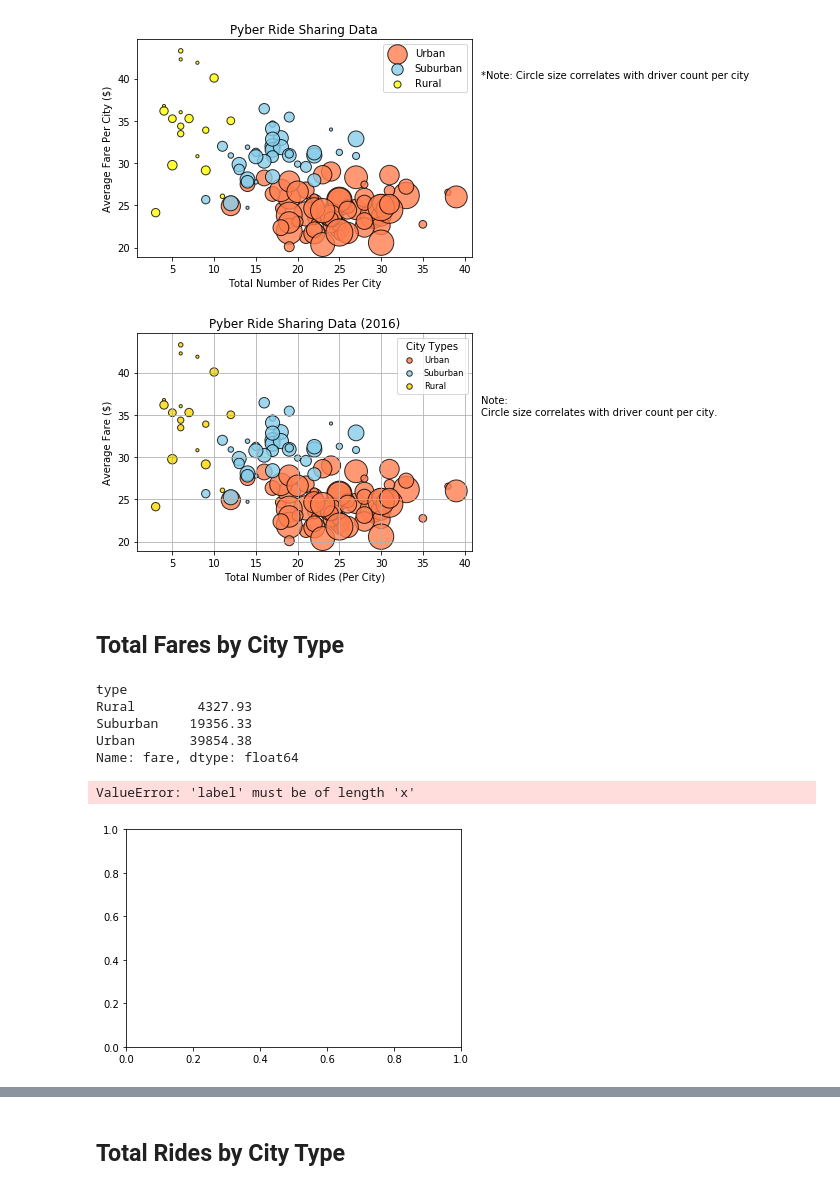
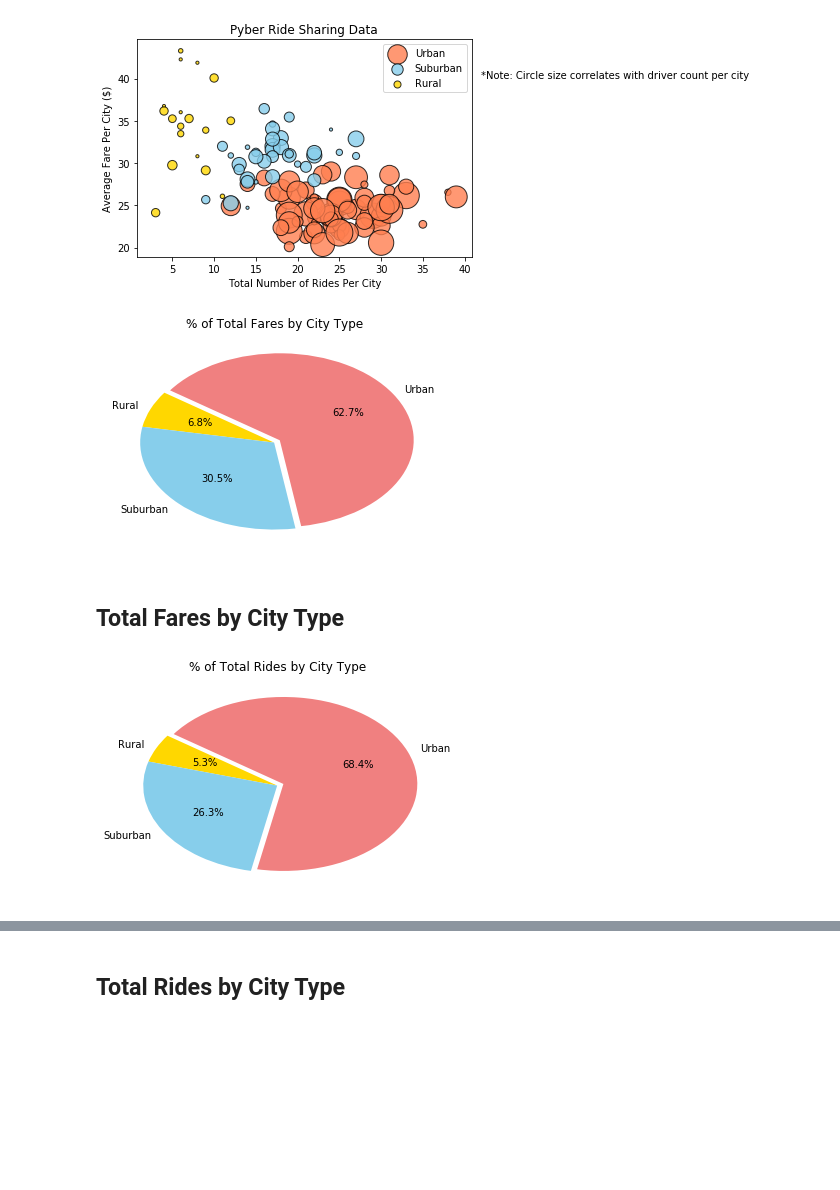
Before and after one commit to cgellel/DataClass, a Jupyter notebook: HW5/pyber_HW5_cmg.ipynb, the cells around one changed output, grey strips where cells are left out. Drawn from its saved outputs; the diff is of its cells as text; code cells hidden in the pictures; blank space fills up the shorter version.

Commit message:
added trends and pie charts

```diff
--- a/HW5/pyber_HW5_cmg.ipynb
+++ b/HW5/pyber_HW5_cmg.ipynb
@@ -127,46 +124,38 @@ plt.show()
-# %%
-* % of Total Fares by City Type
-
-total_fares = merged_df.groupby('type').sum()["fare"]
-
-* % of Total Rides by City Type
-* % of Total Drivers by City Type
-
-# average fare per city, number of rides per city, number of drivers per city
-avg_fare_urban = urban_df.groupby('city').mean()["fare"]
-ride_count_urban = urban_df.groupby('city').count()["ride_id"]
-driver_count_urban = urban_df.groupby('city').mean()["driver_count"]
-
-avg_fare_suburban = suburban_df.groupby('city').mean()["fare"]
-ride_count_suburban = suburban_df.groupby('city').count()["ride_id"]
-driver_count_suburban = suburban_df.groupby('city').mean()["driver_count"]
-
-
-avg_fare_rural = rural_df.groupby('city').mean()["fare"]
-ride_count_rural = rural_df.groupby('city').count()["ride_id"]
-driver_count_rural = rural_df.groupby('city').mean()["driver_count"]
-# %% [output]
-[figure, removed]
+# %%
+# Calculate Type Percents
+# % of Total Fares by City Type
+total_fares = merged_df.groupby('type').sum()["fare"]
+
+# Build Pie Chart
+labels = ["Rural", "Suburban", "Urban"]
+colors = ["gold", "skyblue", "lightcoral"]
+explode = (0, 0, .05)
+
+plt.pie(x=total_fares, labels=labels, colors=colors, explode=explode, autopct='%1.1f%%', startangle=145)
+
+plt.title('% of Total Fares by City Type')
+
+# Save Figure
+plt.savefig("piefares.png")
+# %% [output]
+[figure, added]
 # %% [markdown]
 ## Total Fares by City Type
-# %%
-total_fares = merged_df.groupby('type').sum()["fare"]
-total_fares
-# %% [output]
-type
-Rural        4327.93
-Suburban    19356.33
-Urban       39854.38
-Name: fare, dtype: float64
 # %%
-labels = merged_df['type']
+# Calculate Rides Percents
+# % of Total Rides by City Type
+total_rides = merged_df.groupby('type').count()["ride_id"]
 
-plt.pie(x=total_fares, labels=labels, autopct='%1.1f%%')
+# Build Pie Chart
+labels = ["Rural", "Suburban", "Urban"]
+colors = ["gold", "skyblue", "lightcoral"]
+explode = (0, 0, .05)
 
-plt.title('% of Total Fares by City Type')
+plt.pie(x=total_rides, labels=labels, colors=colors, explode=explode, autopct='%1.1f%%', startangle=145)
+
+plt.title('% of Total Rides by City Type')
 
 # Save Figure
-plt.show
+plt.savefig("pierides.png")
 # %% [output]
-ValueError: 'label' must be of length 'x'
-[figure, old version]
+[figure, new version]
```
Also changed, not shown: parts of 9 cells of this notebook, 4 other files.
